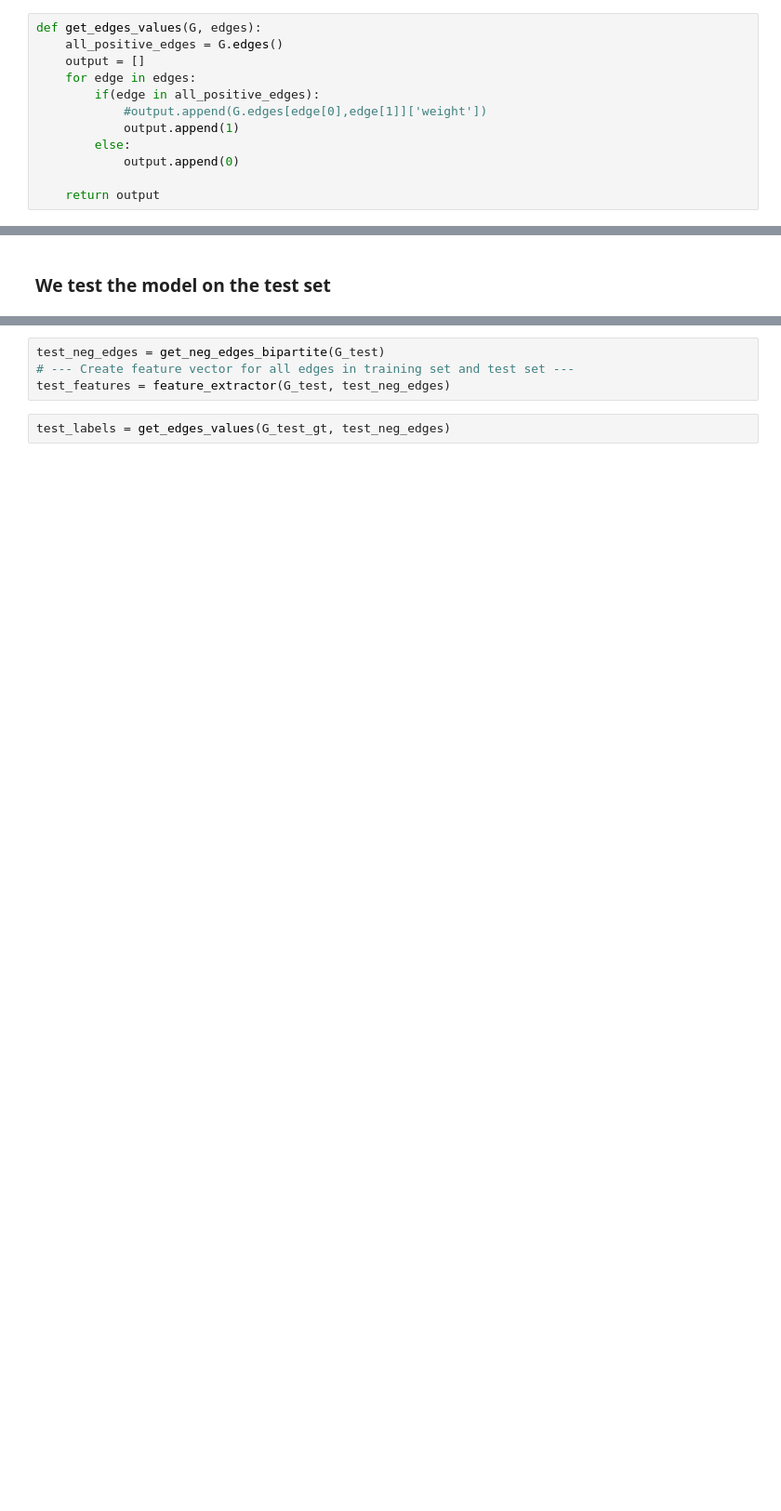
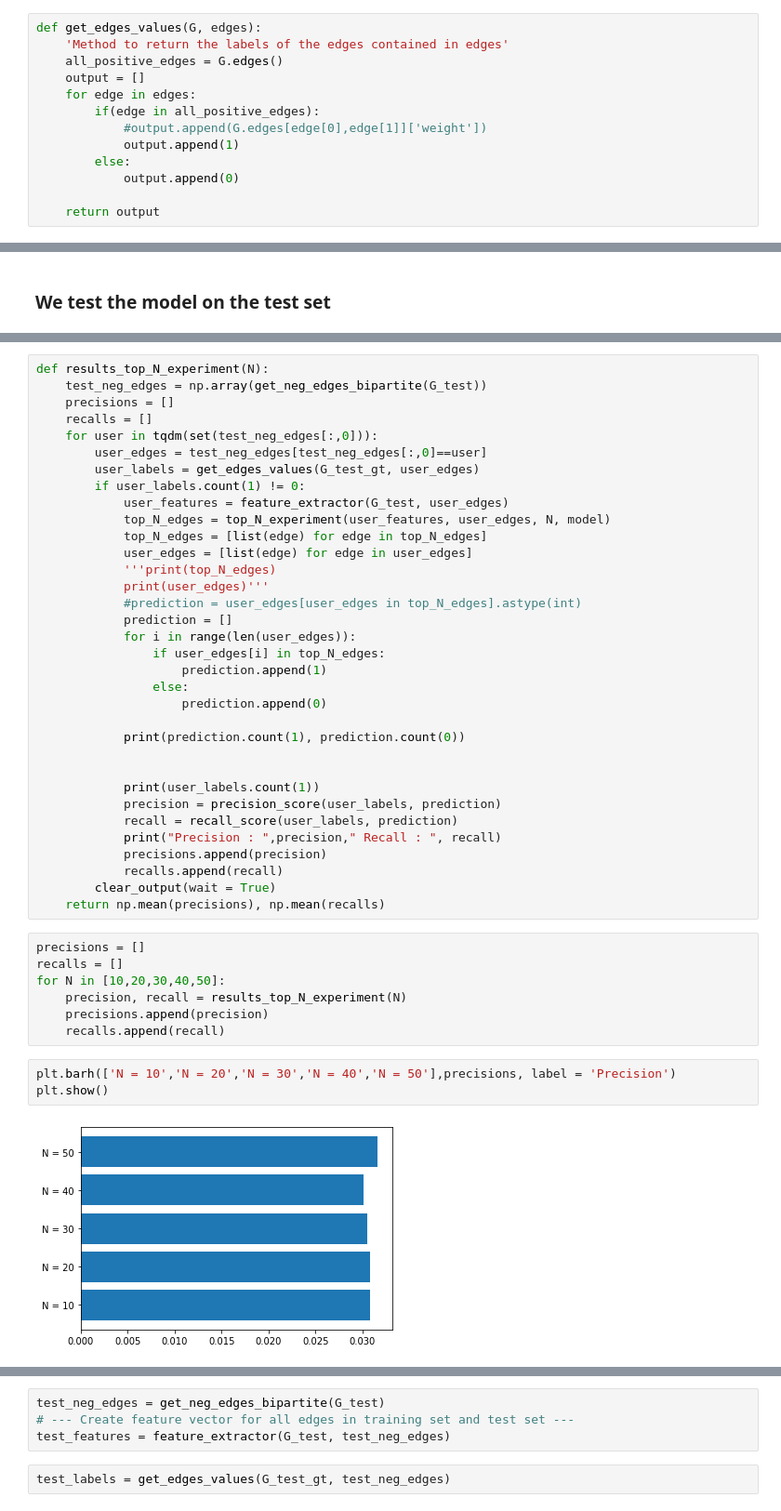
Before and after one commit to chloedia/Graph_Music_Recommendation, a Jupyter notebook: Main.ipynb, the cells around one changed output, grey strips where cells are left out. Shown at 93% size. Cells and saved outputs as stored; diff of their text form; blank space fills up the shorter version.

```diff
--- a/Main.ipynb
+++ b/Main.ipynb
@@ -312,5 +363,6 @@ train_neg_edges = get_neg_edges_bipartite(train_G)
 # %%
 def get_edges_values(G, edges):
+    'Method to return the labels of the edges contained in edges'
     all_positive_edges = G.edges()
     output = []
     for edge in edges:
@@ -363,0 +444,46 @@ KeyboardInterrupt:
+# %%
+def results_top_N_experiment(N):
+    test_neg_edges = np.array(get_neg_edges_bipartite(G_test))
+    precisions = []
+    recalls = []
+    for user in tqdm(set(test_neg_edges[:,0])):
+        user_edges = test_neg_edges[test_neg_edges[:,0]==user]
+        user_labels = get_edges_values(G_test_gt, user_edges)
+        if user_labels.count(1) != 0:
+            user_features = feature_extractor(G_test, user_edges)
+            top_N_edges = top_N_experiment(user_features, user_edges, N, model)
+            top_N_edges = [list(edge) for edge in top_N_edges]
+            user_edges = [list(edge) for edge in user_edges]
+            '''print(top_N_edges)
+            print(user_edges)'''
+            #prediction = user_edges[user_edges in top_N_edges].astype(int)
+            prediction = []
+            for i in range(len(user_edges)):
+                if user_edges[i] in top_N_edges:
+                    prediction.append(1)
+                else:
+                    prediction.append(0)
+
+            print(prediction.count(1), prediction.count(0))
+
+
+            print(user_labels.count(1))
+            precision = precision_score(user_labels, prediction)
+            recall = recall_score(user_labels, prediction)
+            print("Precision : ",precision," Recall : ", recall)
+            precisions.append(precision)
+            recalls.append(recall)
+        clear_output(wait = True)
+    return np.mean(precisions), np.mean(recalls)
+# %%
+precisions = []
+recalls = []
+for N in [10,20,30,40,50]:
+    precision, recall = results_top_N_experiment(N)
+    precisions.append(precision)
+    recalls.append(recall)
+# %%
+plt.barh(['N = 10','N = 20','N = 30','N = 40','N = 50'],precisions, label = 'Precision')
+plt.show()
+# %% [output]
+[figure, added]
```
Also changed, not shown: parts of 51 cells of this notebook, 11 other files.
